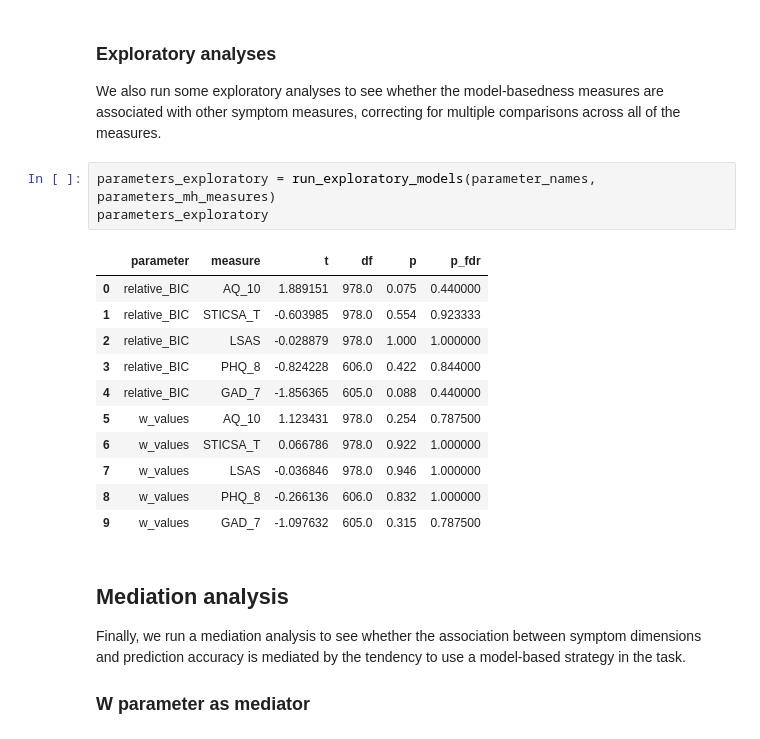
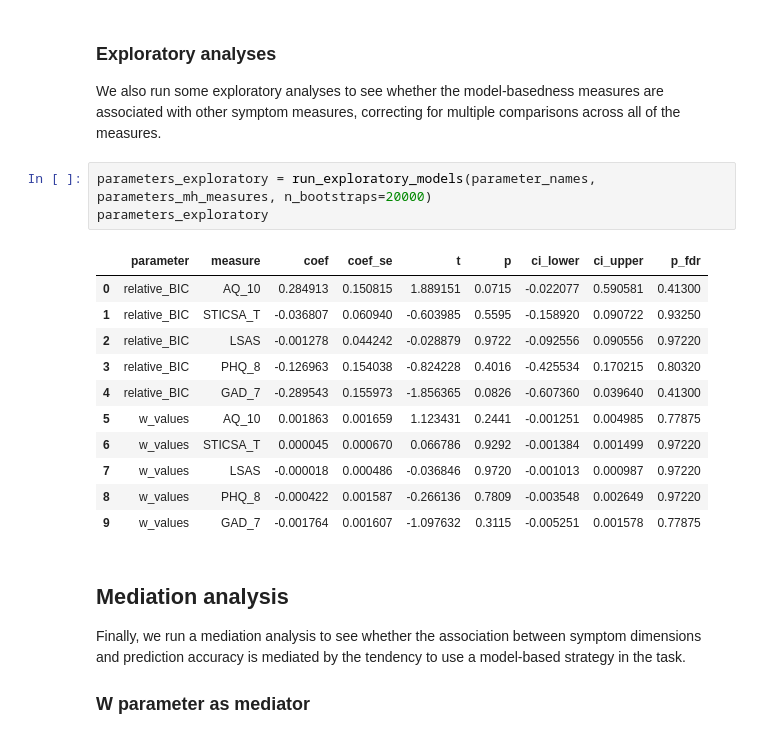
Before and after one commit to tobywise/interactive-avoidance-mental-health_public, a Jupyter notebook: notebooks/Prediction modelling.ipynb, the cells around one changed output. Drawn from its saved outputs; the diff is of its cells as text.

```diff
--- a/notebooks/Prediction modelling.ipynb
+++ b/notebooks/Prediction modelling.ipynb
@@ -543,20 +594,20 @@ plt.savefig("figures/action_prediction_model_forest.svg", bbox_inches="tight")
 
 We also run some exploratory analyses to see whether the model-basedness measures are associated with other symptom measures, correcting for multiple comparisons across all of the measures.
 # %%
-parameters_exploratory = run_exploratory_models(parameter_names, parameters_mh_measures)
+parameters_exploratory = run_exploratory_models(parameter_names, parameters_mh_measures, n_bootstraps=20000)
 parameters_exploratory
 # %% [output]
-|  | parameter | measure | t | df | p | p_fdr |
-| 0 | relative_BIC | AQ_10 | 1.889151 | 978.0 | 0.075 | 0.440000 |
-| 1 | relative_BIC | STICSA_T | -0.603985 | 978.0 | 0.554 | 0.923333 |
-| 2 | relative_BIC | LSAS | -0.028879 | 978.0 | 1.000 | 1.000000 |
-| 3 | relative_BIC | PHQ_8 | -0.824228 | 606.0 | 0.422 | 0.844000 |
-| 4 | relative_BIC | GAD_7 | -1.856365 | 605.0 | 0.088 | 0.440000 |
-| 5 | w_values | AQ_10 | 1.123431 | 978.0 | 0.254 | 0.787500 |
-| 6 | w_values | STICSA_T | 0.066786 | 978.0 | 0.922 | 1.000000 |
-| 7 | w_values | LSAS | -0.036846 | 978.0 | 0.946 | 1.000000 |
-| 8 | w_values | PHQ_8 | -0.266136 | 606.0 | 0.832 | 1.000000 |
-| 9 | w_values | GAD_7 | -1.097632 | 605.0 | 0.315 | 0.787500 |
+|  | parameter | measure | coef | coef_se | t | p | ci_lower | ci_upper | p_fdr |
+| 0 | relative_BIC | AQ_10 | 0.284913 | 0.150815 | 1.889151 | 0.0715 | -0.022077 | 0.590581 | 0.41300 |
+| 1 | relative_BIC | STICSA_T | -0.036807 | 0.060940 | -0.603985 | 0.5595 | -0.158920 | 0.090722 | 0.93250 |
+| 2 | relative_BIC | LSAS | -0.001278 | 0.044242 | -0.028879 | 0.9722 | -0.092556 | 0.090556 | 0.97220 |
+| 3 | relative_BIC | PHQ_8 | -0.126963 | 0.154038 | -0.824228 | 0.4016 | -0.425534 | 0.170215 | 0.80320 |
+| 4 | relative_BIC | GAD_7 | -0.289543 | 0.155973 | -1.856365 | 0.0826 | -0.607360 | 0.039640 | 0.41300 |
+| 5 | w_values | AQ_10 | 0.001863 | 0.001659 | 1.123431 | 0.2441 | -0.001251 | 0.004985 | 0.77875 |
+| 6 | w_values | STICSA_T | 0.000045 | 0.000670 | 0.066786 | 0.9292 | -0.001384 | 0.001499 | 0.97220 |
+| 7 | w_values | LSAS | -0.000018 | 0.000486 | -0.036846 | 0.9720 | -0.001013 | 0.000987 | 0.97220 |
+| 8 | w_values | PHQ_8 | -0.000422 | 0.001587 | -0.266136 | 0.7809 | -0.003548 | 0.002649 | 0.97220 |
+| 9 | w_values | GAD_7 | -0.001764 | 0.001607 | -1.097632 | 0.3115 | -0.005251 | 0.001578 | 0.77875 |
 # %% [markdown]
 ## Mediation analysis
 
```
Also changed, not shown: parts of 28 cells of this notebook, 2 other files.
